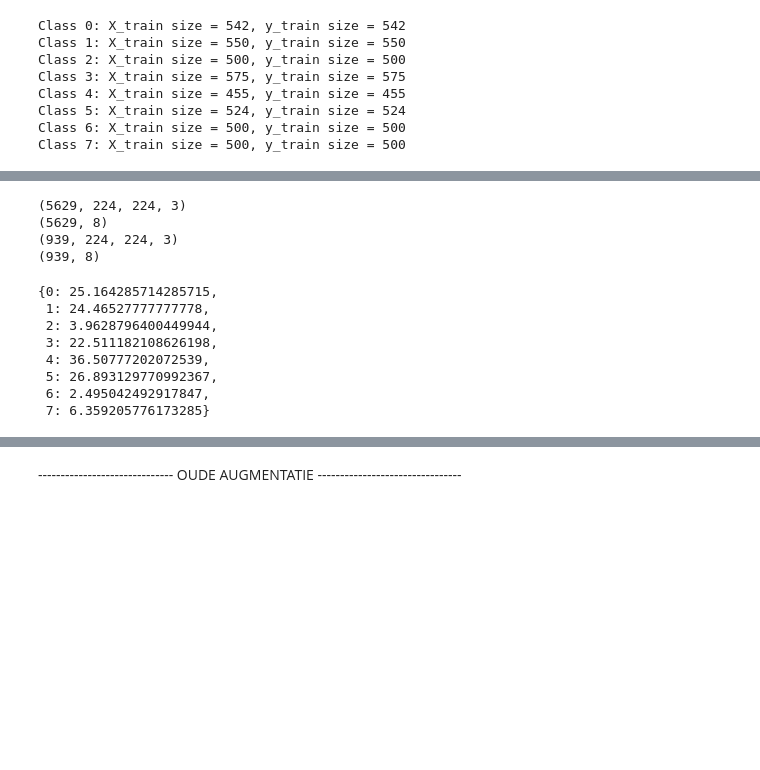
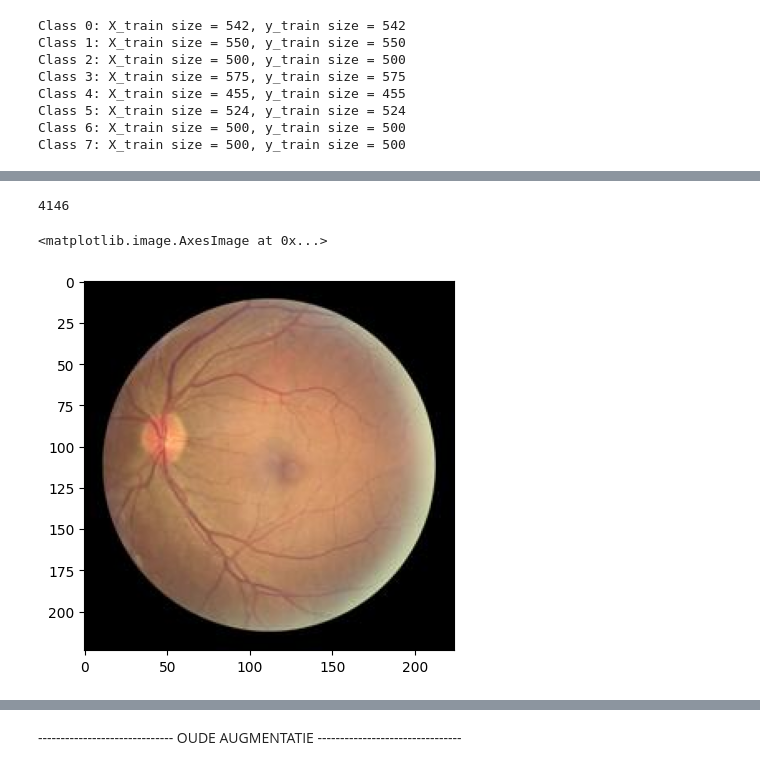
Before and after one commit to florencecornelissen/ODIR_challenge, a Jupyter notebook: augmentation.ipynb, the cells around one changed output, grey strips where cells are left out. Cells and saved outputs as stored; diff of their text form; code cells hidden in the pictures; blank space fills up the shorter version.

```diff
--- a/augmentation.ipynb
+++ b/augmentation.ipynb
@@ -239,3 +231,8 @@ plt.show()
+# %%
+len(class_X_train)
+len(class_y_train)
+# %% [output]
+4146
 # %%
 # X_train_augmented1, y_train_augmented1 = augmented_set(X_train, y_train, augmentations)
 # X_train_augmented1, y_train_augmented2 = augmented_set(X_train, y_train, augmentations)
@@ -244,15 +241,5 @@ X_train1, X_validation1, y_train1, y_validation1 = train_test_split(X_train_augm
 # %%
-X_train = np.array(X_train1, dtype=np.float32)
-y_train = np.array(y_train1, dtype=np.float32)
-X_val = np.array(X_validation1, dtype=np.float32)
-y_val = np.array(y_validation1, dtype=np.float32)
+# X_train = np.array(X_train1, dtype=np.float32)
+# y_train = np.array(y_train1, dtype=np.float32)
+# X_val = np.array(X_validation1, dtype=np.float32)
+# y_val = np.array(y_validation1, dtype=np.float32)
-# %%
-print(X_train.shape)
-print(y_train.shape)
-print(X_val.shape)
-print(y_val.shape)
-# %% [output]
-(5629, 224, 224, 3)
-(5629, 8)
-(939, 224, 224, 3)
-(939, 8)
@@ -265,12 +246,5 @@ class_weights = {cls: total_count / count for cls, count in labels_count.items()
-# %%
-class_weights = dict(sorted(class_weights.items()))
-class_weights
-# %% [output]
-{0: 25.164285714285715,
- 1: 24.46527777777778,
- 2: 3.9628796400449944,
- 3: 22.511182108626198,
- 4: 36.50777202072539,
- 5: 26.893129770992367,
- 6: 2.495042492917847,
- 7: 6.359205776173285}
+# %%
+plt.imshow(X_train[0])
+# %% [output]
+<matplotlib.image.AxesImage at 0x...>
+[figure, added]
```
Also changed, not shown: parts of 9 cells of this notebook, 3 other files.
